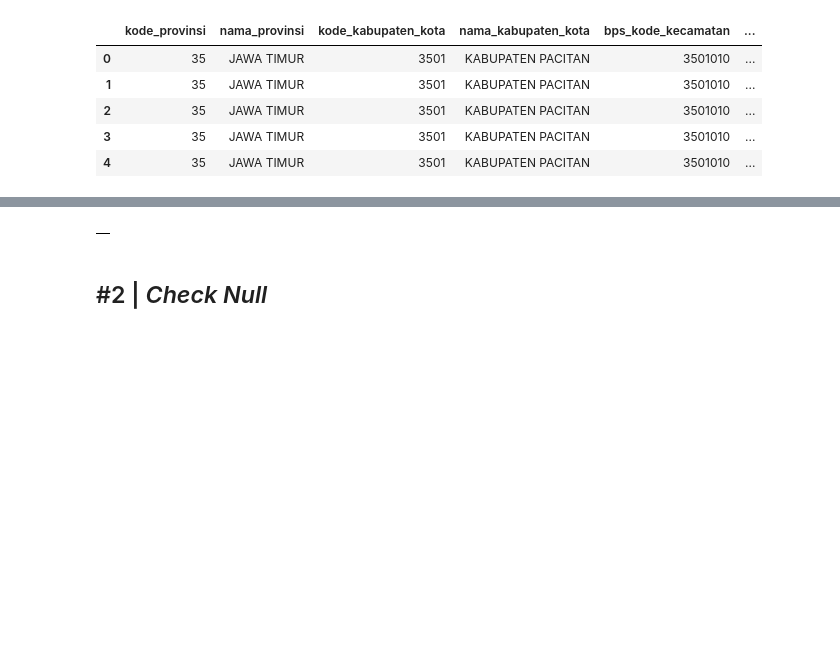
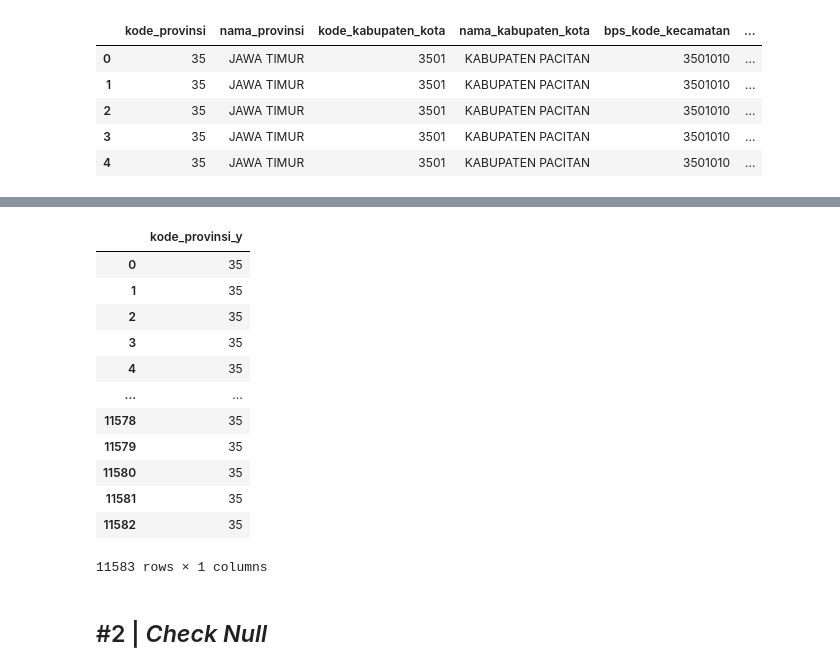
Before and after one commit to garudapaksi-yusuf/SEAL_Data_Scientist_Technical_Test, a Jupyter notebook: notebook/notebook.ipynb, the cells around one changed output, grey strips where cells are left out. Cells and saved outputs as stored; diff of their text form; code cells hidden in the pictures; blank space fills up the shorter version.

```diff
--- a/notebook/notebook.ipynb
+++ b/notebook/notebook.ipynb
@@ -102,11 +129,23 @@ master_desa.head(
 # %%
 pd.DataFrame(
-    data=[
-
-    ]
+    data={
+        'kode_provinsi_y': dinsos_xlsx['kode_provinsi']
+    }
 )
 # %% [output]
-|  |
+|  | kode_provinsi_y |
+| 0 | 35 |
+| 1 | 35 |
+| 2 | 35 |
+| 3 | 35 |
+| 4 | 35 |
+| ... | ... |
+| 11578 | 35 |
+| 11579 | 35 |
+| 11580 | 35 |
+| 11581 | 35 |
+| 11582 | 35 |
+11583 rows × 1 columns
 # %% [markdown]
 ## #2 | *Check Null*
 # %% [markdown]
```
Also changed, not shown: parts of 1 cell of this notebook.
